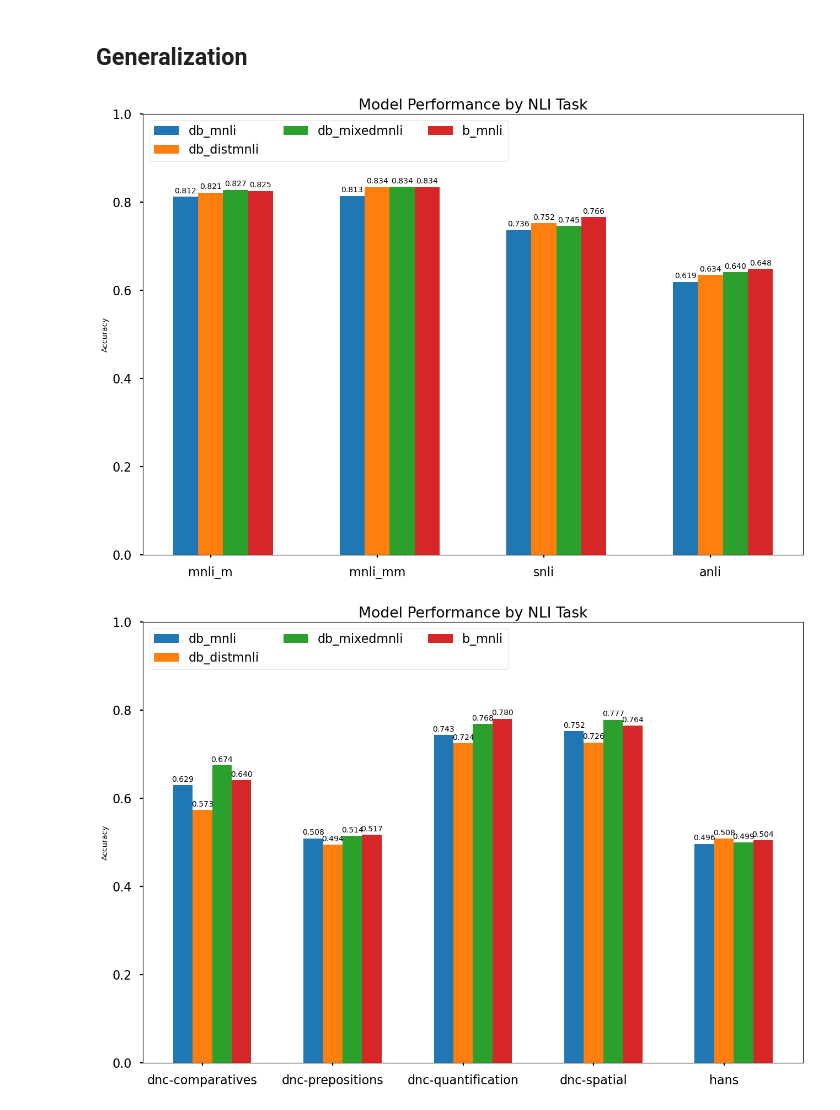
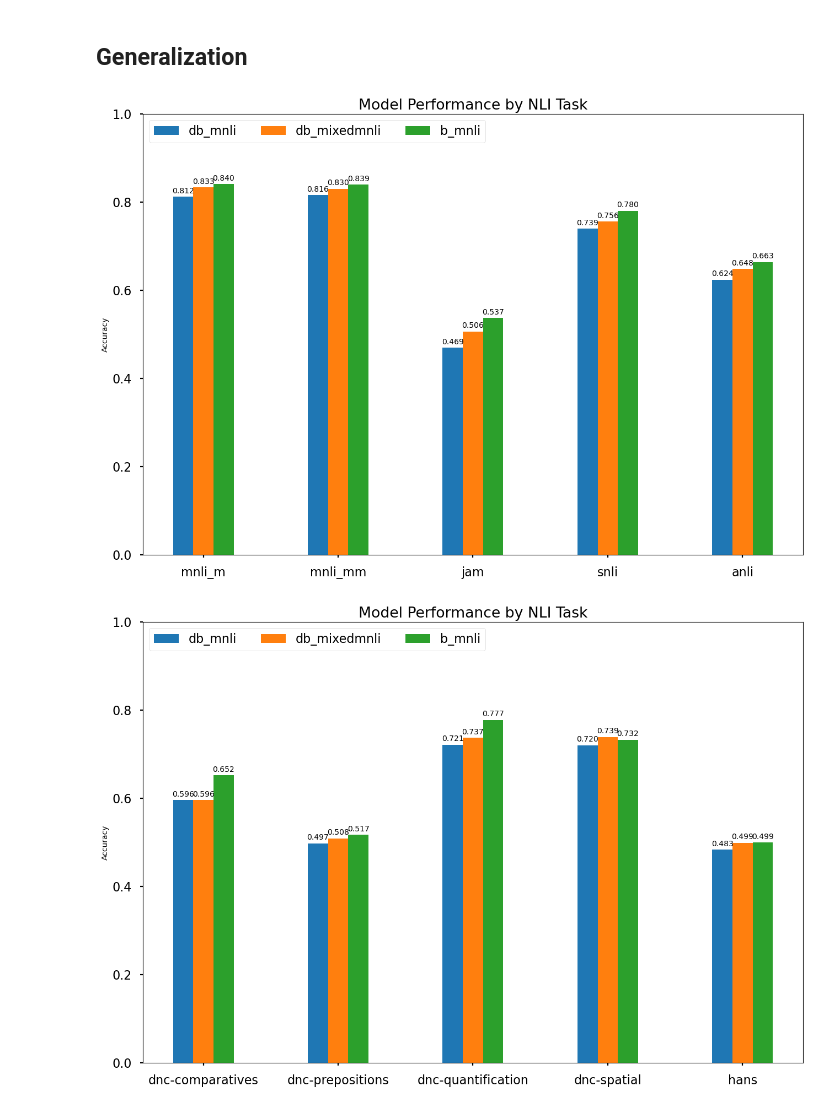
Before and after one commit to zy-f/nlp-distill-probing, a Jupyter notebook: visualization.ipynb, the cells around one changed output. Drawn from its saved outputs; the diff is of its cells as text; code cells hidden in the pictures.

```diff
--- a/visualization.ipynb
+++ b/visualization.ipynb
@@ -29,6 +30,6 @@ full_words = {
 }
 # %%
-for t in ['pos', 'dep']:
+for t in ['ner']:
     for ptype in ['indiv', 'cond']:
         fig, ax = plt.subplots(1)
         for model in ['distilbert', 'bert']:
@@ -36,7 +37,7 @@ for t in ['pos', 'dep']:
             layer_names = [f'layer{i}' for i in layers]
             tune_types = ['none', 'mnli']
             if model == 'distilbert':
-                tune_types += ['distmnli', 'mixedmnli']
+                tune_types += ['mixedmnli']
             subdf = df[(df['m_arch'] == model) & (df['p_type'] == ptype) & (df['p_task'] == t)]
             ax.set_title(f"{full_words[ptype]} {full_words[t]} probes")
             for tt in tune_types:
@@ -78,23 +77,24 @@ gdf = pd.read_csv('data/gen_outputs.csv')
 # %%
 tasks = [
      'mnli_m',
      'mnli_mm',
-    #  'jam',
+     'jam',
      'snli',
      'anli',
 ]
-tune_types = ['db_mnli', 'db_distmnli', 'db_mixedmnli', 'b_mnli']
+tune_types = ['db_mnli', 'db_mixedmnli', 'b_mnli']
 model_accs = {}
 for tt in tune_types:
-    subdf = gdf[gdf['m_arch'] == ('distilbert' if tt[0] == 'd' else 'bert')]
+    arch = 'distilbert' if tt[0] == 'd' else 'bert'
+    subdf = gdf[gdf['m_arch'] == arch]
     model_accs[tt] = []
     tt_col = tt.split('_')[1]
     for task in tasks:
         val = subdf[(subdf['m_finetune'] == tt_col) & (subdf['dset'] == task)].acc
         model_accs[tt].append(val.item())
 get_bar_plots(tasks, model_accs)
 # %% [output]
-[figure, old version]
+[figure, new version]
 # %%
 tasks = ['dnc-comparatives',
          'dnc-prepositions',
@@ -102,7 +102,7 @@ tasks = ['dnc-comparatives',
          'dnc-spatial',
          'hans',
         ]
-tune_types = ['db_mnli', 'db_distmnli', 'db_mixedmnli', 'b_mnli']
+tune_types = ['db_mnli', 'db_mixedmnli', 'b_mnli']
 model_accs = {}
 for tt in tune_types:
     subdf = gdf[gdf['m_arch'] == ('distilbert' if tt[0] == 'd' else 'bert')]
@@ -113,4 +113,4 @@ for tt in tune_types:
         model_accs[tt].append(val.item())
 get_bar_plots(tasks, model_accs)
 # %% [output]
-[figure, old version]
+[figure, new version]
```
Also changed, not shown: parts of 3 cells of this notebook, 7 other files.
